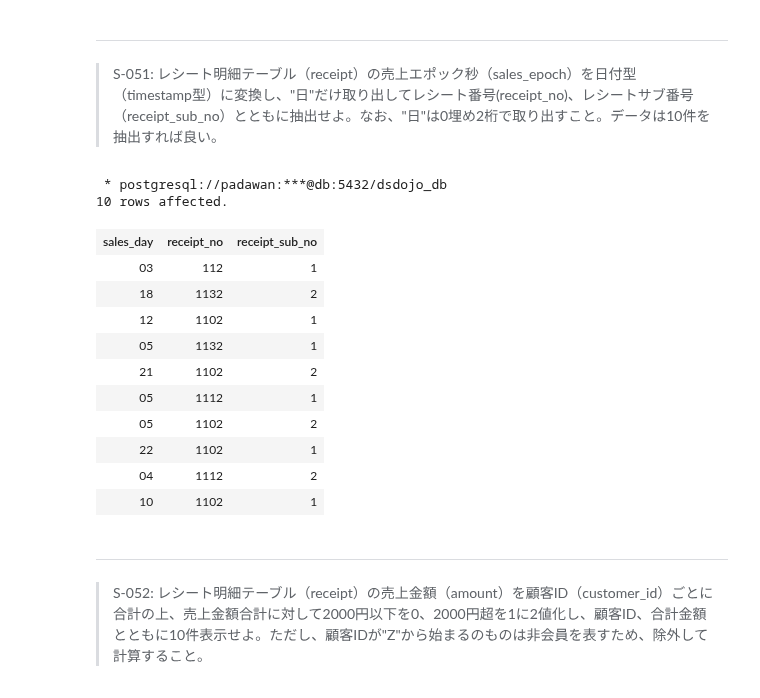
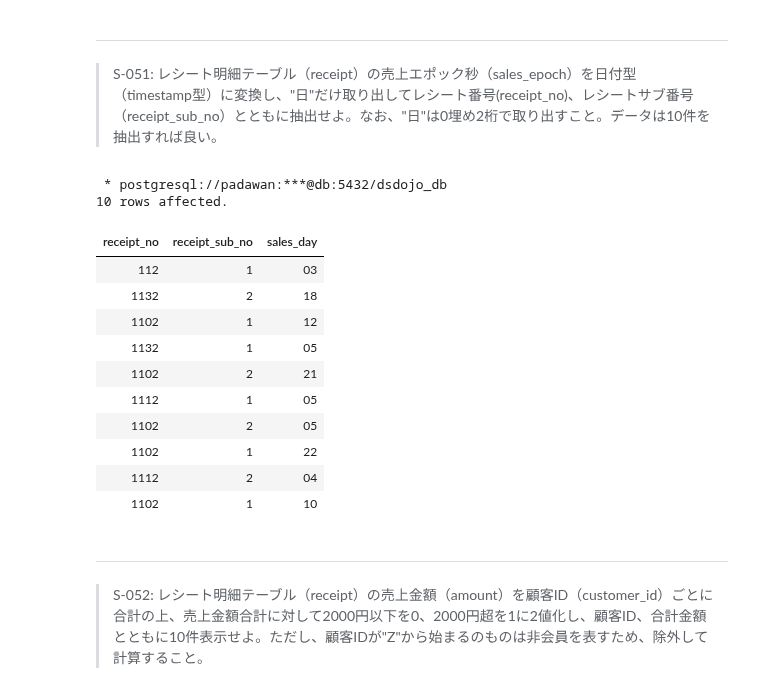
Before and after one commit to The-Japan-DataScientist-Society/100knocks-preprocess, a Jupyter notebook: docker/work/answer/ans_preprocess_knock_SQL.ipynb, the cells around one changed output. Drawn from its saved outputs; the diff is of its cells as text; code cells hidden in the pictures.

```diff
--- a/docker/work/answer/ans_preprocess_knock_SQL.ipynb
+++ b/docker/work/answer/ans_preprocess_knock_SQL.ipynb
@@ -1323,24 +1329,24 @@ FROM receipt LIMIT 10;
 # %%
 %%sql
 -- ここにSQLを記載する
 SELECT
-    TO_CHAR(EXTRACT(DAY FROM TO_TIMESTAMP(sales_epoch)), 'FM00') as sales_day,
-    receipt_no, receipt_sub_no
+    receipt_no, receipt_sub_no,
+    TO_CHAR(EXTRACT(DAY FROM TO_TIMESTAMP(sales_epoch)), 'FM00') as sales_day
 FROM receipt LIMIT 10;
 # %% [output]
  * postgresql://padawan:***@db:5432/dsdojo_db
 10 rows affected.
-| sales_day | receipt_no | receipt_sub_no |
-| 03 | 112 | 1 |
-| 18 | 1132 | 2 |
-| 12 | 1102 | 1 |
-| 05 | 1132 | 1 |
-| 21 | 1102 | 2 |
-| 05 | 1112 | 1 |
-| 05 | 1102 | 2 |
-| 22 | 1102 | 1 |
-| 04 | 1112 | 2 |
-| 10 | 1102 | 1 |
+| receipt_no | receipt_sub_no | sales_day |
+| 112 | 1 | 03 |
+| 1132 | 2 | 18 |
+| 1102 | 1 | 12 |
+| 1132 | 1 | 05 |
+| 1102 | 2 | 21 |
+| 1112 | 1 | 05 |
+| 1102 | 2 | 05 |
+| 1102 | 1 | 22 |
+| 1112 | 2 | 04 |
+| 1102 | 1 | 10 |
 # %% [markdown]
 ---
 > S-052: レシート明細テーブル（receipt）の売上金額（amount）を顧客ID（customer_id）ごとに合計の上、売上金額合計に対して2000円以下を0、2000円超を1に2値化し、顧客ID、合計金額とともに10件表示せよ。ただし、顧客IDが"Z"から始まるのものは非会員を表すため、除外して計算すること。
```
Also changed, not shown: parts of 9 cells of this notebook, 1 other file.
